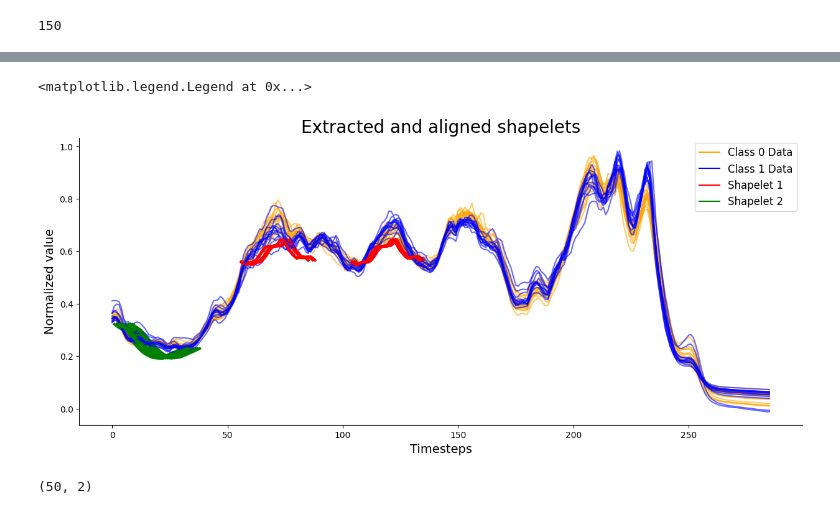
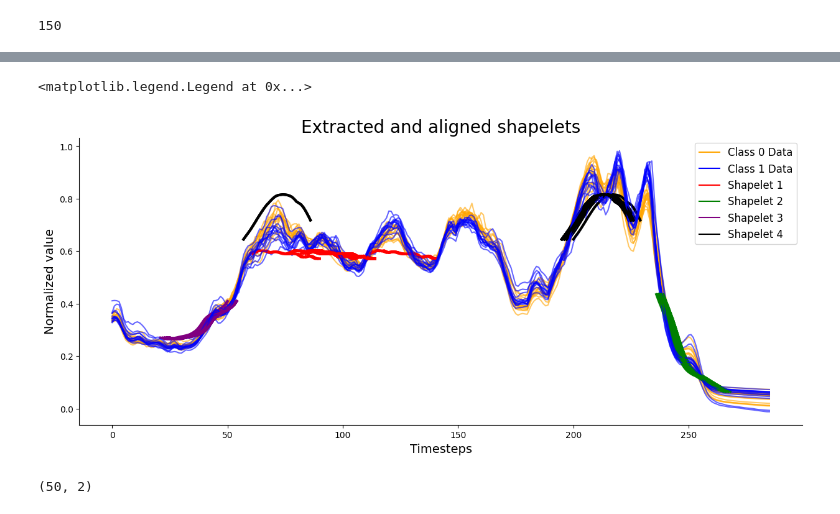
Before and after one commit to FabianWylczoch/XAI-for-Time-Series, a Jupyter notebook: LearningShapelets.ipynb, the cells around one changed output, grey strips where cells are left out. Cells and saved outputs as stored; diff of their text form; code cells hidden in the pictures.

```diff
--- a/LearningShapelets.ipynb
+++ b/LearningShapelets.ipynb
@@ -43,11 +43,11 @@ def scale_dataset(traindata, testdata):
 dataset='Coffee'
 train_x,train_y, test_x, test_y=UCR_UEA_datasets().load_dataset(dataset)
 # %%
-from pyts.datasets import load_gunpoint
-train_x, test_x, train_y, test_y = load_gunpoint(return_X_y=True)
+from pyts.datasets import fetch_ucr_dataset
+train_x, test_x, train_y, test_y = fetch_ucr_dataset("GunPoint", return_X_y = True)
 
-train_x = train_x.reshape(-1, 150, 1)
-test_x = test_x.reshape(-1, 150, 1)
+train_x = train_x.reshape(-1, train_x.shape[1], 1)
+test_x = test_x.reshape(-1, train_x.shape[1], 1)
 # %%
 train_x.shape
 # %% [output]
@@ -55,7 +55,7 @@ train_x.shape
 # %%
 train_x_scaled, test_x_scaled = scale_dataset(train_x, test_x)
 # %%
-model = LearningShapelets(n_shapelets_per_size={30: 2})
+model = LearningShapelets(n_shapelets_per_size={30: 4})
 model.fit(train_x_scaled, train_y)
 train_distances = model.transform(train_x_scaled)
 test_distances = model.transform(test_x_scaled)
@@ -210,36 +228,36 @@ test_dataset = UCRDataset(test_x_scaled.astype(np.float32),test_y.astype(np.floa
 predicted_locations = model.locate(test_x_scaled)
 
 time_axis = np.arange(train_x.shape[1])
 fig, ax = plt.subplots(figsize=(15, 6))
 
 colors = ["red", "green", "purple", "black", "yellow"]
 
 for test_ts_id in range(len(test_dataset)):
     input_tensor = test_dataset[test_ts_id][0]
     label = test_dataset[test_ts_id][1]
 
     # Visualization
     color = 'blue' if label == 1 else 'orange'
     ax.plot(time_axis, input_tensor, label="Input Time Series", color=color, alpha=0.6)
 
     for id_shap in range(len(model.shapelets_)):
         shap = model.shapelets_[id_shap]
         #shap = TimeSeriesScalerMinMax().fit_transform(shap.reshape(1, -1, 1)).flatten()
         pos = predicted_locations[test_ts_id, id_shap]
         ax.plot(np.arange(pos, pos + len(shap)), shap, linewidth=3, color=colors[id_shap])
 
 ax.set_ylabel("Normalized value", fontdict={'fontsize' : 14})
 ax.set_xlabel("Timesteps", fontdict={'fontsize' : 14})
 ax.set_title("Extracted and aligned shapelets", fontdict = {'fontsize' : 20})
 ax.spines[['right', 'top']].set_visible(False)
 
-colors = ['orange', 'blue', 'red', 'green']
+colors = ['orange', 'blue', 'red', 'green', 'purple', 'black']
 lines = [Line2D([0], [0], color=c) for c in colors]
-labels = ['Class 0 Data', 'Class 1 Data', 'Shapelet 1', 'Shapelet 2']
+labels = ['Class 0 Data', 'Class 1 Data', 'Shapelet 1', 'Shapelet 2', 'Shapelet 3', 'Shapelet 4']
 plt.legend(lines, labels, prop={'size': 12})
 # %% [output]
 <matplotlib.legend.Legend at 0x...>
-[figure, old version]
+[figure, new version]
 # %%
 predicted_locations.shape
 # %% [output]
```
Also changed, not shown: parts of 1 cell of this notebook, 5 other files.
